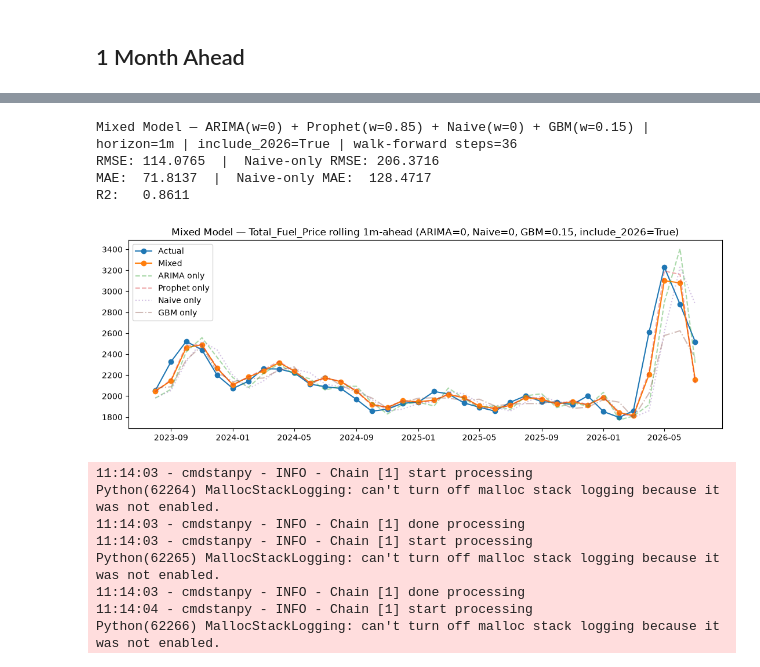
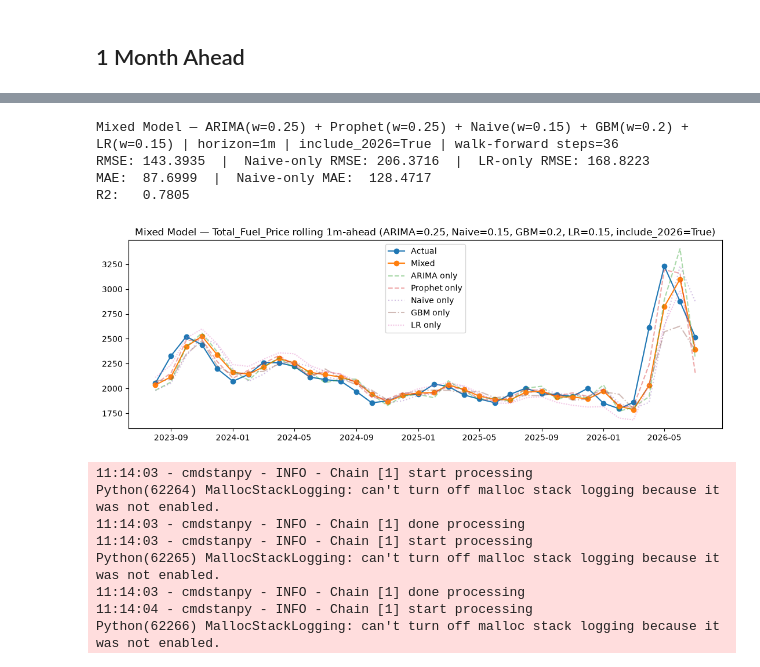
Before and after one commit to Trist4/fools-optimum, a Jupyter notebook: notebooks/mixed_model.ipynb, the cells around one changed output, grey strips where cells are left out. Saved outputs shown, nothing was run; the diff lists cells and outputs as text; code cells hidden in the pictures.

```diff
--- a/notebooks/mixed_model.ipynb
+++ b/notebooks/mixed_model.ipynb
@@ -194,6 +192,8 @@ def run_mixed_model(df, feature_cols, target_col="Total_Fuel_Price",
     }
 # %% [markdown]
 All selected features per horizon (Petrol):
+# %%
+features_1M_lr = ['USDZAR_LastWeekMean', 'Brent_LastWeekMean', 'BFP', 'Total_Production_Lag1']
 # %%
 features_1M_petrol = ['BFP', 'BFP_Delta_Lag2', 'GECON', 'Brent_LastWeekMean', 'Brent_MonthMean_Lag1', 'Brent_LastWeekStd_Lag2', 'USDZAR_LastWeekMean', 'Brent_MonthMean', 'Brent_LastWeekMean_Lag2', 'GPR_Lag2']
 features_2M_petrol = ['BFP', 'BFP_Delta_Lag1', 'GSCPI_Lag12', 'GPR_Lag6', 'GECON', 'GECON_Lag3', 'GPR', 'BFP_Delta_Lag4']
@@ -213,5 +213,5 @@ features_6M_diesel = ['GSCPI_Lag12', 'GECON', 'GPR_Lag6']
 # %% [markdown]
 ## 1 Month Ahead
 # %%
-results = run_mixed_model(deisel_df, features_1M_diesel, ARIMA_WEIGHT=0, NAIVE_WEIGHT=0, GBM_WEIGHT=0.15)
+results = run_mixed_model(deisel_df, features_1M_diesel, features_1M_lr)
 # %% [output]
@@ -235,8 +235,8 @@ Python(60415) MallocStackLogging: can't turn off malloc stack logging because it
-Mixed Model — ARIMA(w=0) + Prophet(w=0.85) + Naive(w=0) + GBM(w=0.15) | horizon=1m | include_2026=True | walk-forward steps=36
-RMSE: 114.0765  |  Naive-only RMSE: 206.3716
-MAE:  71.8137  |  Naive-only MAE:  128.4717
-R2:   0.8611
+Mixed Model — ARIMA(w=0.25) + Prophet(w=0.25) + Naive(w=0.15) + GBM(w=0.2) + LR(w=0.15) | horizon=1m | include_2026=True | walk-forward steps=36
+RMSE: 143.3935  |  Naive-only RMSE: 206.3716  |  LR-only RMSE: 168.8223
+MAE:  87.6999  |  Naive-only MAE:  128.4717
+R2:   0.7805
-[figure, old version]
+[figure, new version]
 # %%
 results = run_mixed_model(petrol_df, features_1M_petrol, FORECAST_HORIZON=1, ARIMA_WEIGHT=0.05, NAIVE_WEIGHT=0, GBM_WEIGHT=0)
 # %% [output]
```
Also changed, not shown: parts of 7 cells of this notebook, 1 other file.
